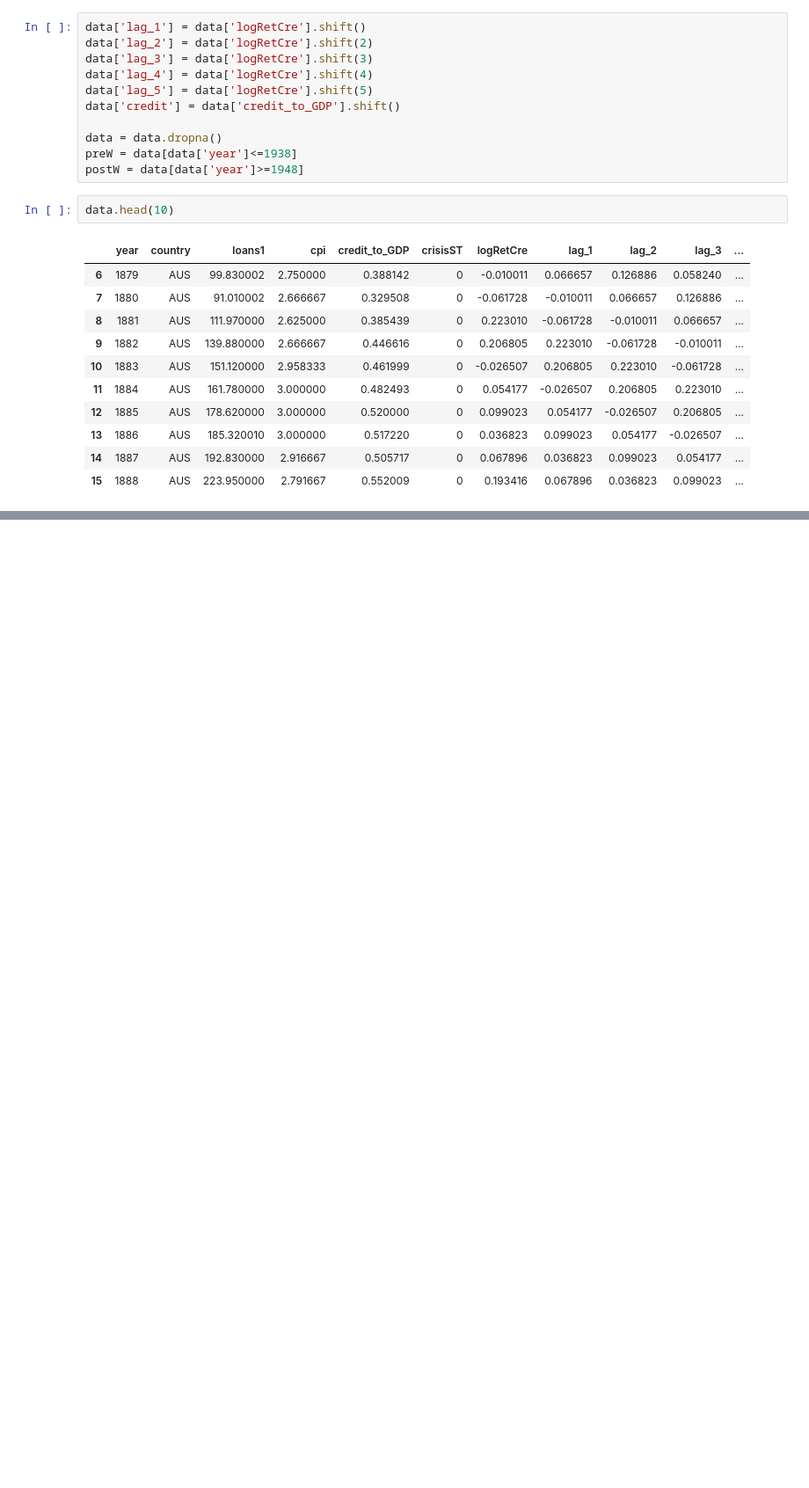
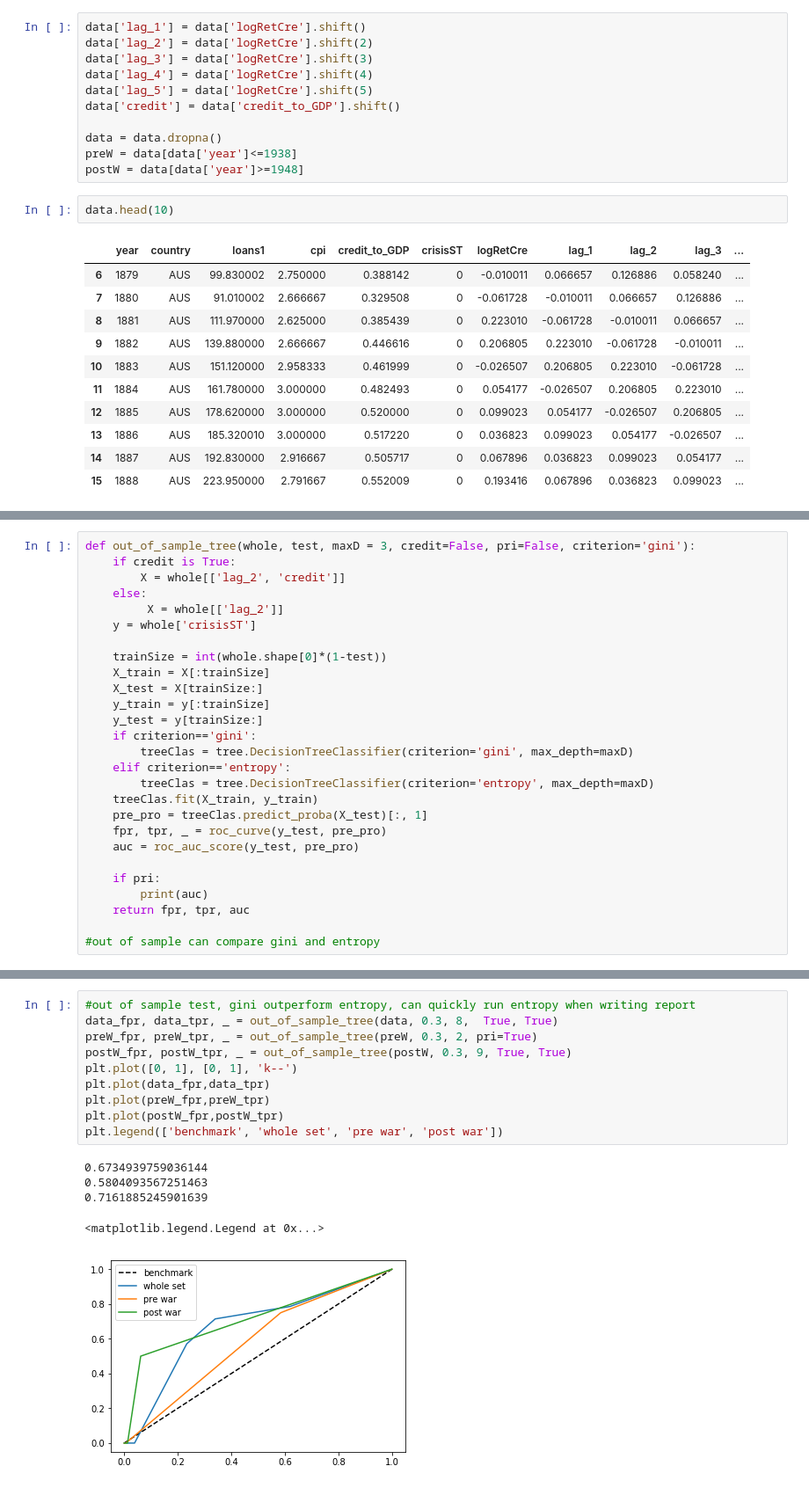
Before and after one commit to linsallyzhao/notebooks, a Jupyter notebook: ML_courseWork/Classification.ipynb, the cells around one changed output, grey strips where cells are left out. Shown: that part at 88% size. Cells and saved outputs as stored; diff of their text form; blank space fills up the shorter version.

```diff
--- a/ML_courseWork/Classification.ipynb
+++ b/ML_courseWork/Classification.ipynb
@@ -144,0 +231,27 @@ avg
+# %%
+def out_of_sample_tree(whole, test, maxD = 3, credit=False, pri=False, criterion='gini'):
+    if credit is True:
+        X = whole[['lag_2', 'credit']]
+    else:
+         X = whole[['lag_2']]
+    y = whole['crisisST']
+
+    trainSize = int(whole.shape[0]*(1-test))
+    X_train = X[:trainSize]
+    X_test = X[trainSize:]
+    y_train = y[:trainSize]
+    y_test = y[trainSize:]
+    if criterion=='gini':
+        treeClas = tree.DecisionTreeClassifier(criterion='gini', max_depth=maxD)
+    elif criterion=='entropy':
+        treeClas = tree.DecisionTreeClassifier(criterion='entropy', max_depth=maxD)
+    treeClas.fit(X_train, y_train)
+    pre_pro = treeClas.predict_proba(X_test)[:, 1]
+    fpr, tpr, _ = roc_curve(y_test, pre_pro)
+    auc = roc_auc_score(y_test, pre_pro)
+
+    if pri:
+        print(auc)
+    return fpr, tpr, auc
+
+#out of sample can compare gini and entropy
@@ -144,0 +315,16 @@ avg
+# %%
+#out of sample test, gini outperform entropy, can quickly run entropy when writing report
+data_fpr, data_tpr, _ = out_of_sample_tree(data, 0.3, 8,  True, True)
+preW_fpr, preW_tpr, _ = out_of_sample_tree(preW, 0.3, 2, pri=True)
+postW_fpr, postW_tpr, _ = out_of_sample_tree(postW, 0.3, 9, True, True)
+plt.plot([0, 1], [0, 1], 'k--')
+plt.plot(data_fpr,data_tpr)
+plt.plot(preW_fpr,preW_tpr)
+plt.plot(postW_fpr,postW_tpr)
+plt.legend(['benchmark', 'whole set', 'pre war', 'post war'])
+# %% [output]
+0.6734939759036144
+0.5804093567251463
+0.7161885245901639
+<matplotlib.legend.Legend at 0x...>
+[figure, added]
```
Also changed, not shown: parts of 20 cells of this notebook, 1 other file.
